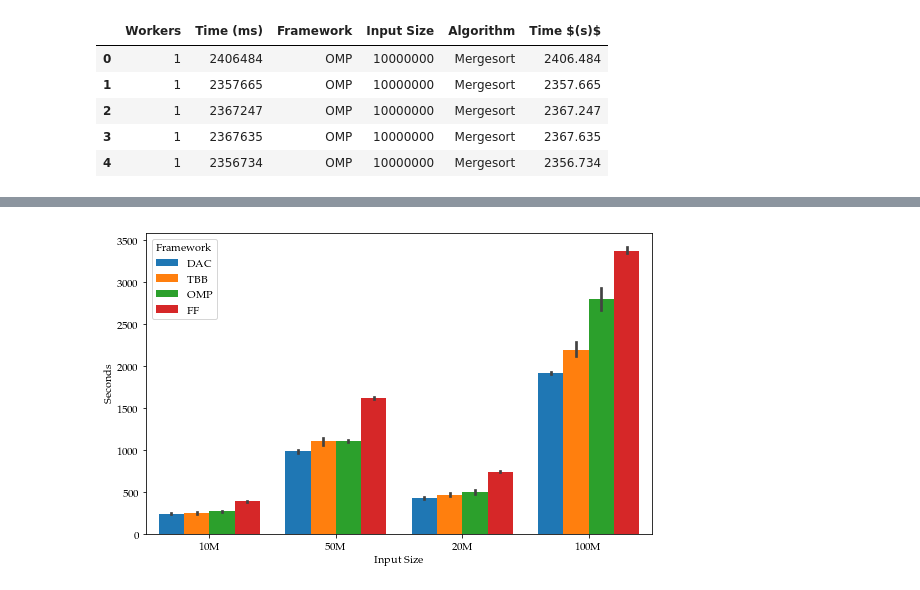
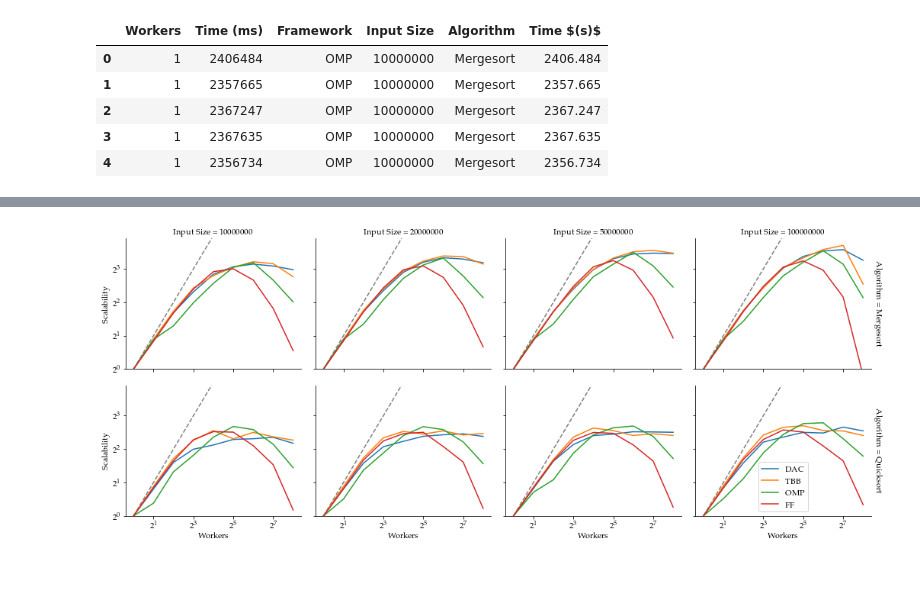
Before and after one commit to flandolfi/SPM-project, a Jupyter notebook: notebooks/analysis.ipynb, the cells around one changed output, grey strips where cells are left out. Cells and saved outputs as stored; diff of their text form; code cells hidden in the pictures.

```diff
--- a/notebooks/analysis.ipynb
+++ b/notebooks/analysis.ipynb
@@ -620,10 +605,24 @@ plt.show()
-# %%
-fig, ax = plt.subplots(figsize=(8, 5))
-
-sns.barplot(data=si[si.Workers == 64], x='Input Size', y='Seconds', hue='Framework', saturation=1., ax=ax)
-
-plt.tight_layout()
-plt.savefig("../report/figures/input_comparison.pdf", format='pdf', bbox_inches='tight')
-plt.show()
-# %% [output]
-[figure, removed]
+# %%
+g = sns.FacetGrid(si,
+                  col='Input Size', row='Algorithm', hue='Framework',
+                  hue_order=['DAC', 'TBB', 'OMP', 'FF'],
+                  sharex=True, sharey=True,
+                  height=3, aspect=1.2,
+                  legend_out=True,
+                  margin_titles=True)
+
+for row in g.axes:
+    for ax in row:
+        ax.plot(2**np.arange(9), 2**np.arange(9), ls='--', c='gray')
+        ax.set_xscale('log', basex=2)
+        ax.set_yscale('log', basey=2)
+        ax.set_ylim((1, 15))
+
+g = g.map(sns.lineplot, 'Workers', 'Scalability', ci=None)
+
+plt.legend()
+plt.tight_layout()
+plt.savefig("../report/figures/scalability_input.pdf", format='pdf', bbox_inches='tight')
+plt.show()
+# %% [output]
+[figure, added]
```
Also changed, not shown: parts of 6 cells of this notebook, 1 other file.
